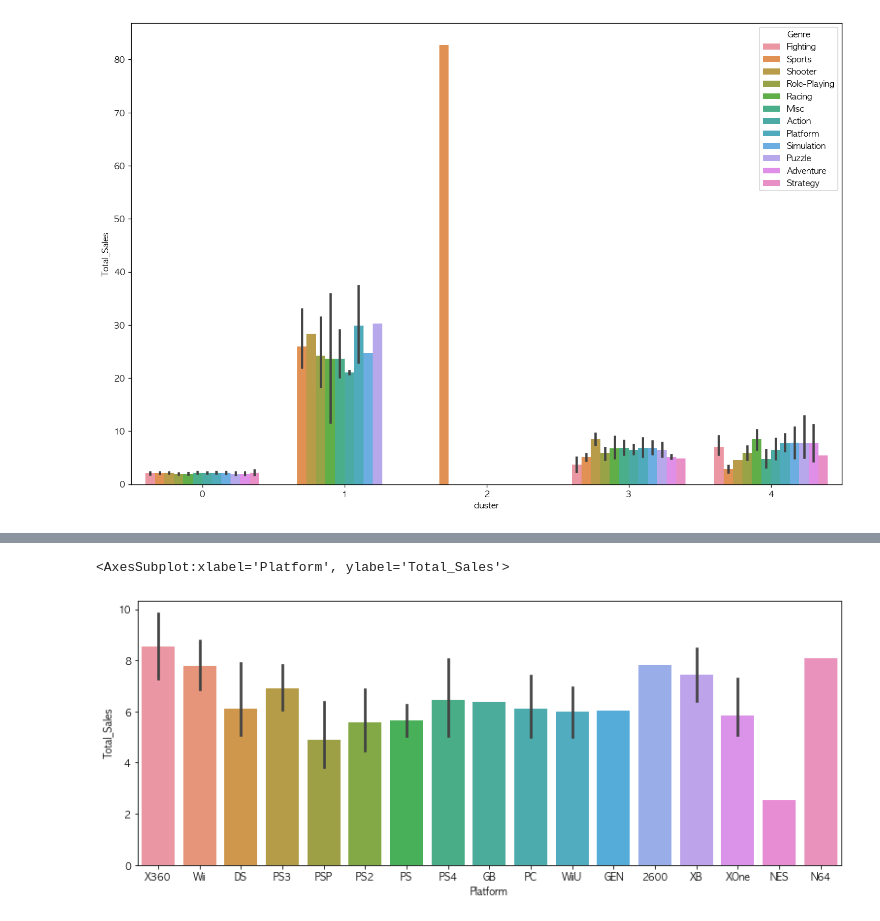
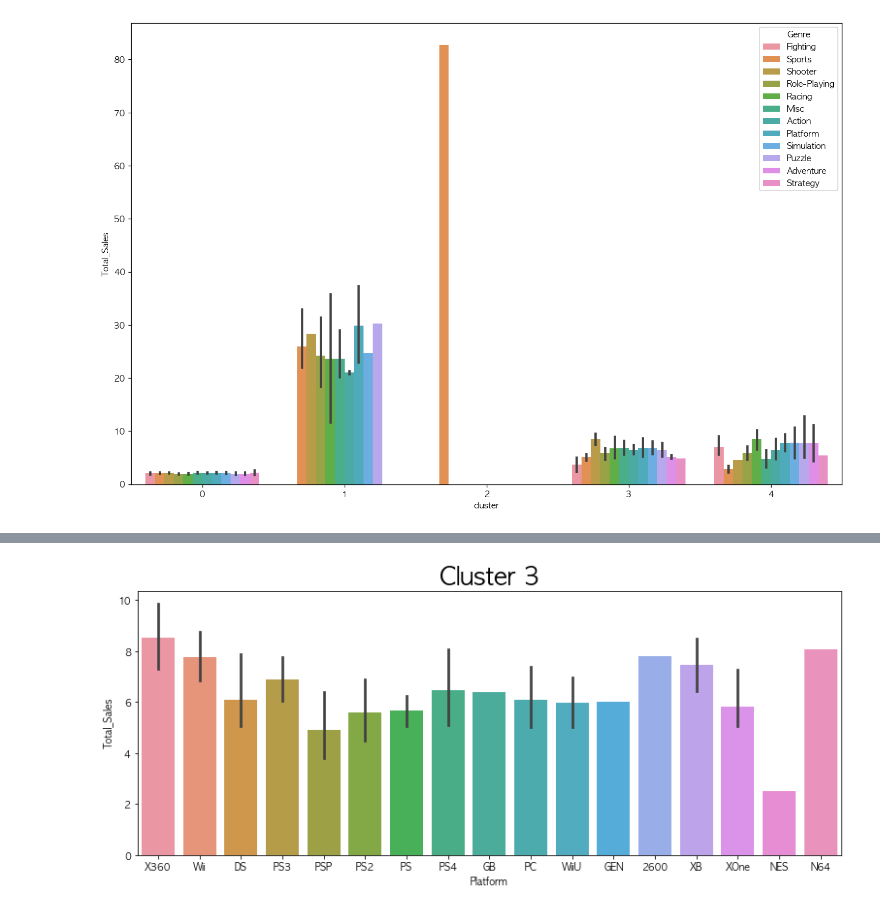
Before and after one commit to jun1116/CodeStates_Section_Project, a Jupyter notebook: Section_1/AI_장형준_Section1.ipynb, the cells around one changed output, grey strips where cells are left out. Saved outputs shown, nothing was run; the diff lists cells and outputs as text; code cells hidden in the pictures.

```diff
--- a/Section_1/AI_장형준_Section1.ipynb
+++ b/Section_1/AI_장형준_Section1.ipynb
@@ -1138,6 +1139,7 @@ sns.barplot(data=merged_CluterDF[merged_CluterDF.cluster==1],x='Platform', y='To
 # %%
 plt.figure(figsize=(13,5))
+plt.title("Cluster 3", fontsize=25)
 sns.barplot(data=merged_CluterDF[merged_CluterDF.cluster==3],x='Platform', y='Total_Sales')
+plt.show()
 # %% [output]
-<AxesSubplot:xlabel='Platform', ylabel='Total_Sales'>
-[figure, old version]
+[figure, new version]
```
Also changed, not shown: parts of 1 cell of this notebook.
